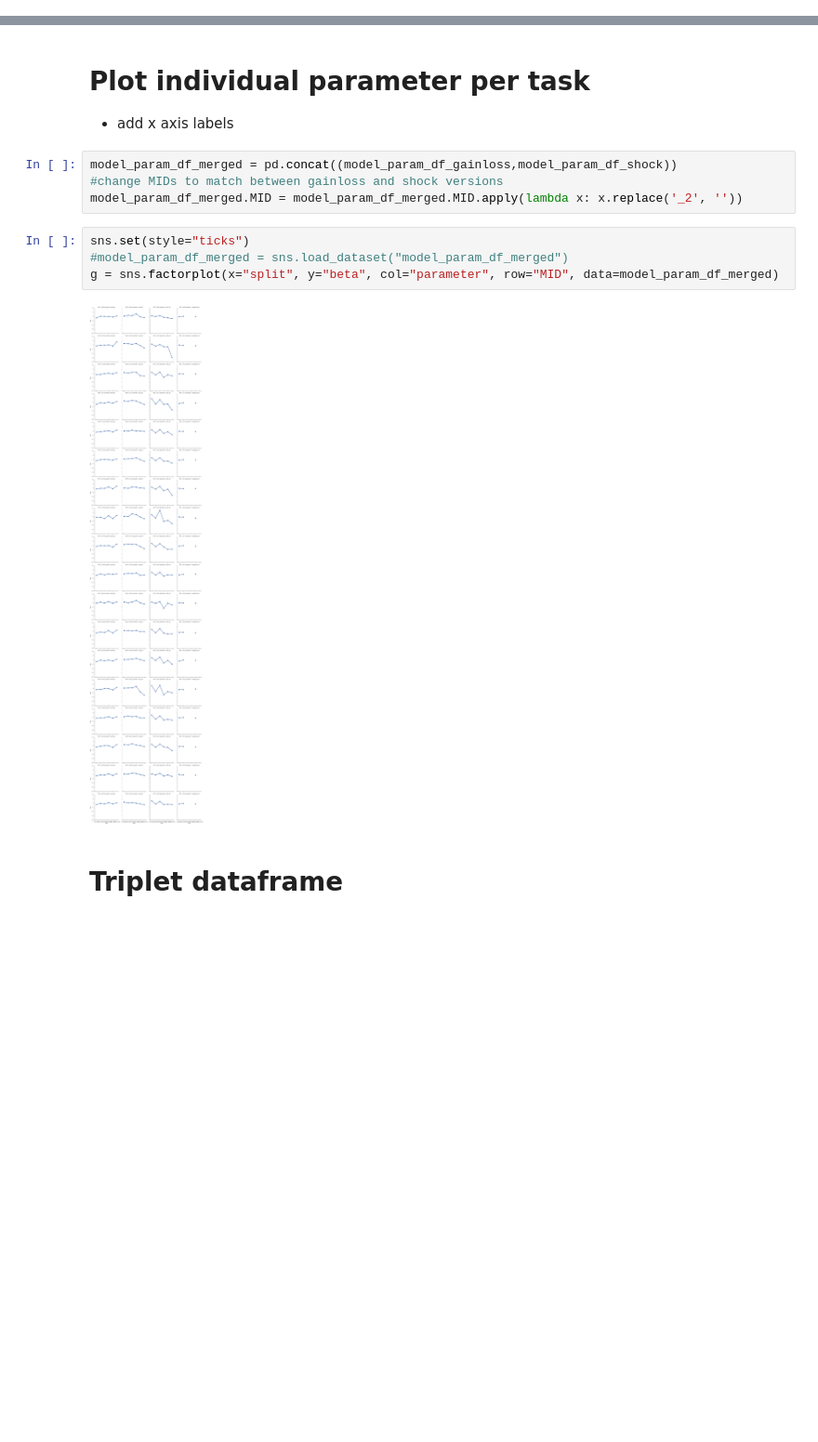
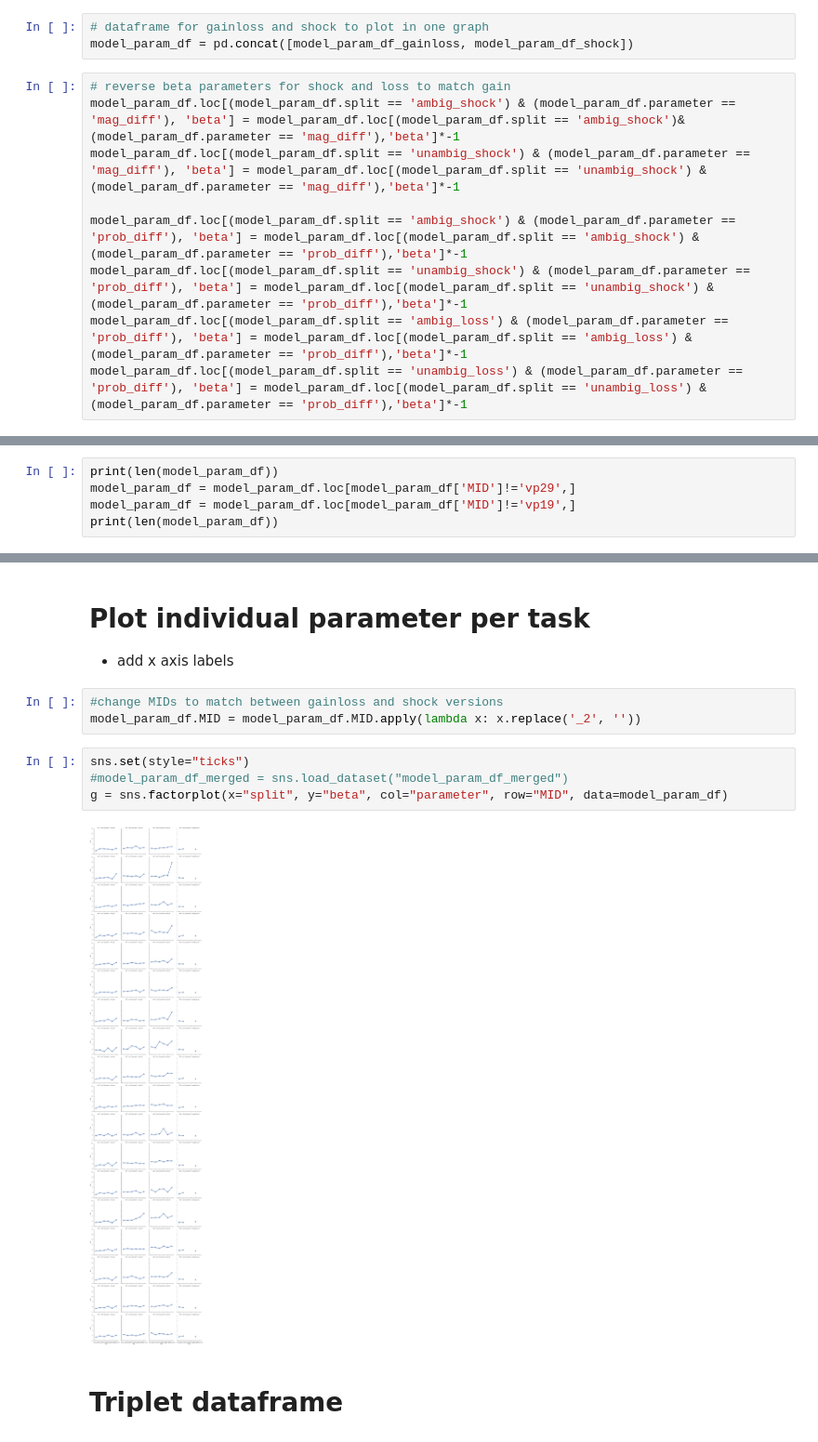
Before and after one commit to crgagne/ambi_gain_loss_shock, a Jupyter notebook: notebooks/Basic_Analyses.ipynb, the cells around one changed output, grey strips where cells are left out. Shown at 93% size. Saved outputs shown, nothing was run; the diff lists cells and outputs as text; blank space fills up the shorter version.

```diff
--- a/notebooks/Basic_Analyses.ipynb
+++ b/notebooks/Basic_Analyses.ipynb
@@ -328,0 +327,12 @@ fig = plot_params(model_param_df_shock, stripplot=True)
+# %%
+# dataframe for gainloss and shock to plot in one graph
+model_param_df = pd.concat([model_param_df_gainloss, model_param_df_shock])
+# %%
+# reverse beta parameters for shock and loss to match gain
+model_param_df.loc[(model_param_df.split == 'ambig_shock') & (model_param_df.parameter == 'mag_diff'), 'beta'] = model_param_df.loc[(model_param_df.split == 'ambig_shock')& (model_param_df.parameter == 'mag_diff'),'beta']*-1
+model_param_df.loc[(model_param_df.split == 'unambig_shock') & (model_param_df.parameter == 'mag_diff'), 'beta'] = model_param_df.loc[(model_param_df.split == 'unambig_shock') & (model_param_df.parameter == 'mag_diff'),'beta']*-1
+
+model_param_df.loc[(model_param_df.split == 'ambig_shock') & (model_param_df.parameter == 'prob_diff'), 'beta'] = model_param_df.loc[(model_param_df.split == 'ambig_shock') & (model_param_df.parameter == 'prob_diff'),'beta']*-1
+model_param_df.loc[(model_param_df.split == 'unambig_shock') & (model_param_df.parameter == 'prob_diff'), 'beta'] = model_param_df.loc[(model_param_df.split == 'unambig_shock') & (model_param_df.parameter == 'prob_diff'),'beta']*-1
+model_param_df.loc[(model_param_df.split == 'ambig_loss') & (model_param_df.parameter == 'prob_diff'), 'beta'] = model_param_df.loc[(model_param_df.split == 'ambig_loss') & (model_param_df.parameter == 'prob_diff'),'beta']*-1
+model_param_df.loc[(model_param_df.split == 'unambig_loss') & (model_param_df.parameter == 'prob_diff'), 'beta'] = model_param_df.loc[(model_param_df.split == 'unambig_loss') & (model_param_df.parameter == 'prob_diff'),'beta']*-1
@@ -344,3 +359,8 @@ print(len(model_param_df_gainloss))
 # %% [output]
 280
 252
+# %%
+print(len(model_param_df))
+model_param_df = model_param_df.loc[model_param_df['MID']!='vp29',]
+model_param_df = model_param_df.loc[model_param_df['MID']!='vp19',]
+print(len(model_param_df))
@@ -348,15 +376,14 @@ print(len(model_param_df_gainloss))
 # Plot individual parameter per task
 - add x axis labels
 # %%
-model_param_df_merged = pd.concat((model_param_df_gainloss,model_param_df_shock))
 #change MIDs to match between gainloss and shock versions
-model_param_df_merged.MID = model_param_df_merged.MID.apply(lambda x: x.replace('_2', ''))
+model_param_df.MID = model_param_df.MID.apply(lambda x: x.replace('_2', ''))
 # %%
 sns.set(style="ticks")
 #model_param_df_merged = sns.load_dataset("model_param_df_merged")
-g = sns.factorplot(x="split", y="beta", col="parameter", row="MID", data=model_param_df_merged)
+g = sns.factorplot(x="split", y="beta", col="parameter", row="MID", data=model_param_df)
 # %% [output]
-[figure, old version]
+[figure, new version]
 # %% [markdown]
 # Triplet dataframe
 # %% [markdown]
```
Also changed, not shown: parts of 96 cells of this notebook, 11 other files.
